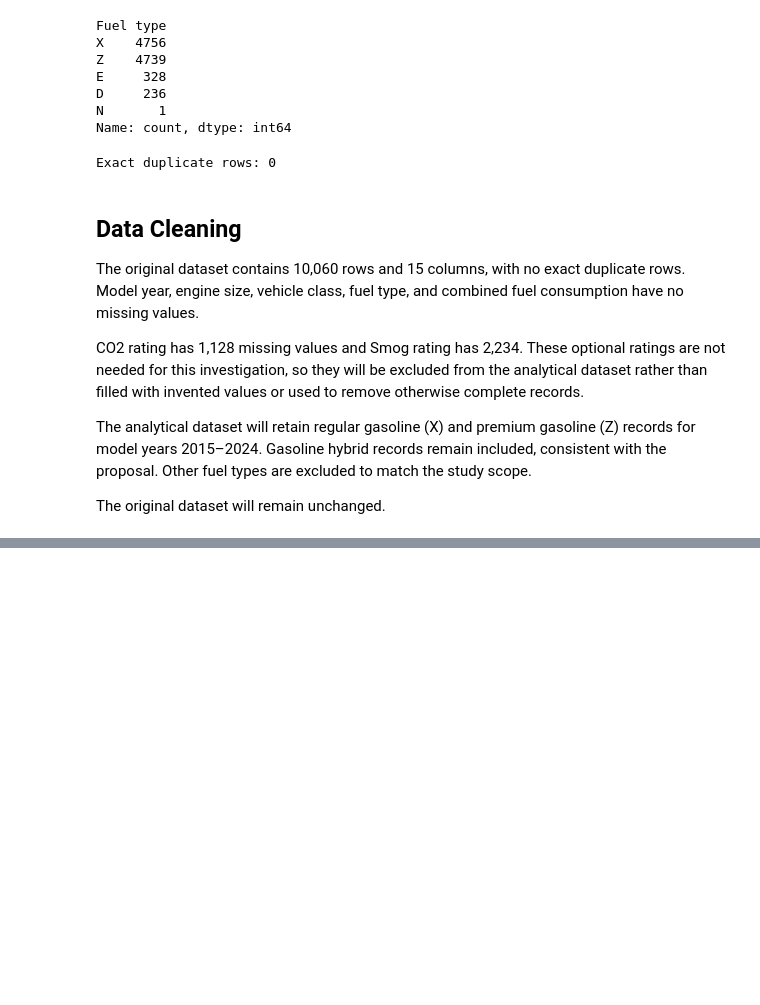
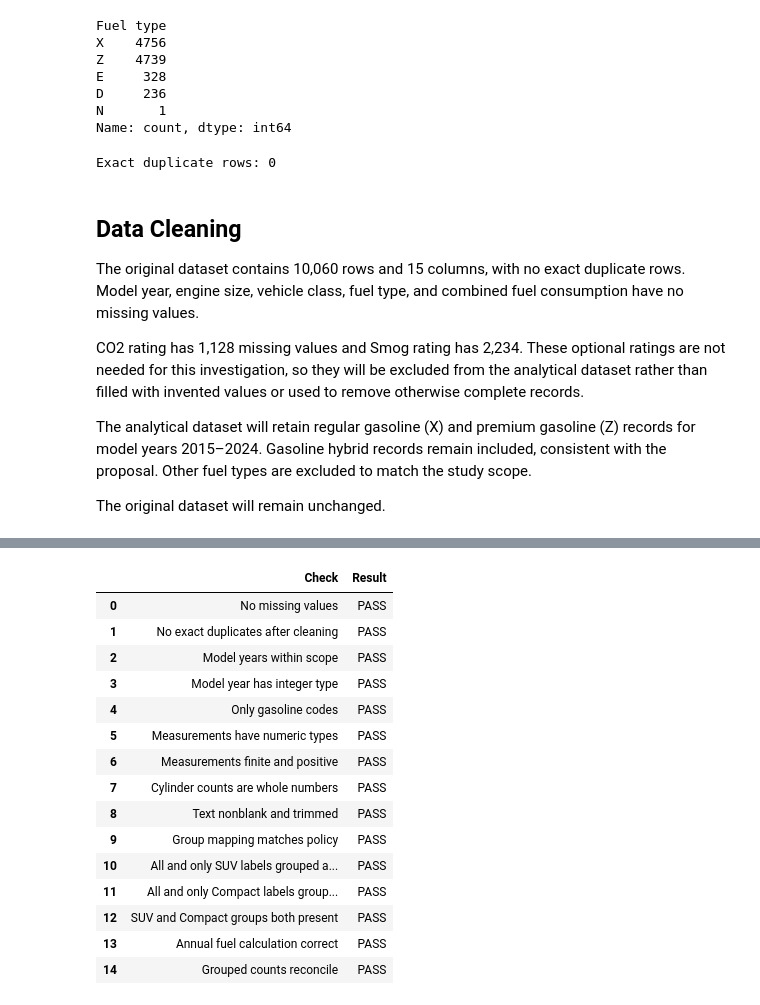
Before and after one commit to Mxxde-e/Canadian-Vehicle-Fuel-Analysis, a Jupyter notebook: Phase2/phase2.ipynb, the cells around one changed output, grey strips where cells are left out. Saved outputs shown, nothing was run; the diff lists cells and outputs as text; code cells hidden in the pictures; blank space fills up the shorter version.

```diff
--- a/Phase2/phase2.ipynb
+++ b/Phase2/phase2.ipynb
@@ -194,0 +279,80 @@ Rows excluded by scope: 565
+# %%
+import numpy as np
+
+measurement_columns = [
+    "Engine size (L)", "Cylinders", "City (L/100 km)",
+    "Highway (L/100 km)", "Combined (L/100 km)",
+    "Combined (mpg)", "CO2 emissions (g/km)"
+]
+suv_classes = [
+    "Sport utility vehicle: Small", "Sport utility vehicle: Standard"
+]
+expected_groups = clean["Vehicle class"].map(class_mapping).fillna("Other")
+checks = {
+    "No missing values": not clean.isna().any().any(),
+    "No exact duplicates after cleaning": not clean.duplicated().any(),
+    "Model years within scope": clean["Model year"].between(2015, 2024).all(),
+    "Model year has integer type": pd.api.types.is_integer_dtype(clean["Model year"]),
+    "Only gasoline codes": clean["Fuel type"].isin(["X", "Z"]).all(),
+    "Measurements have numeric types": all(
+        pd.api.types.is_numeric_dtype(clean[c]) for c in measurement_columns
+    ),
+    "Measurements finite and positive": (
+        np.isfinite(clean[measurement_columns].to_numpy()).all()
+        and clean[measurement_columns].gt(0).all().all()
+    ),
+    "Cylinder counts are whole numbers": clean["Cylinders"].mod(1).eq(0).all(),
+    "Text nonblank and trimmed": all(
+        clean[c].ne("").all() and clean[c].eq(clean[c].str.strip()).all()
+        for c in text_columns
+    ),
+    "Group mapping matches policy": clean["Comparison group"].eq(expected_groups).all(),
+    "All and only SUV labels grouped as SUV": (
+        clean["Comparison group"].eq("SUV")
+        .eq(clean["Vehicle class"].isin(suv_classes)).all()
+    ),
+    "All and only Compact labels grouped as Compact": (
+        clean["Comparison group"].eq("Compact")
+        .eq(clean["Vehicle class"].eq("Compact")).all()
+    ),
+    "SUV and Compact groups both present": {"SUV", "Compact"}.issubset(
+        set(clean["Comparison group"])
+    ),
+    "Annual fuel calculation correct": np.allclose(
+        clean["Estimated annual fuel use (L)"],
+        clean["Combined (L/100 km)"] * annual_distance_km / 100,
+        rtol=0, atol=0.051
+    ),
+    "Grouped counts reconcile": yearly_summary["records"].sum() == len(clean)
+}
+validation_report = pd.DataFrame({
+    "Check": checks.keys(),
+    "Result": ["PASS" if value else "FAIL" for value in checks.values()]
+})
+display(validation_report)
+assert all(checks.values()), "Validation failed; review the report."
+
+# Inspect the lowest and highest rated consumption configurations.
+review_columns = [
+    "Model year", "Make", "Model", "Vehicle class",
+    "Engine size (L)", "Combined (L/100 km)"
+]
+display(clean.nsmallest(3, "Combined (L/100 km)")[review_columns])
+display(clean.nlargest(3, "Combined (L/100 km)")[review_columns])
+# %% [output]
+|  | Check | Result |
+| 0 | No missing values | PASS |
+| 1 | No exact duplicates after cleaning | PASS |
+| 2 | Model years within scope | PASS |
+| 3 | Model year has integer type | PASS |
+| 4 | Only gasoline codes | PASS |
+| 5 | Measurements have numeric types | PASS |
+| 6 | Measurements finite and positive | PASS |
+| 7 | Cylinder counts are whole numbers | PASS |
+| 8 | Text nonblank and trimmed | PASS |
+| 9 | Group mapping matches policy | PASS |
+| 10 | All and only SUV labels grouped a... | PASS |
+| 11 | All and only Compact labels group... | PASS |
+| 12 | SUV and Compact groups both present | PASS |
+| 13 | Annual fuel calculation correct | PASS |
+| 14 | Grouped counts reconcile | PASS |
```
Also changed, not shown: parts of 8 cells of this notebook, 1 other file.
